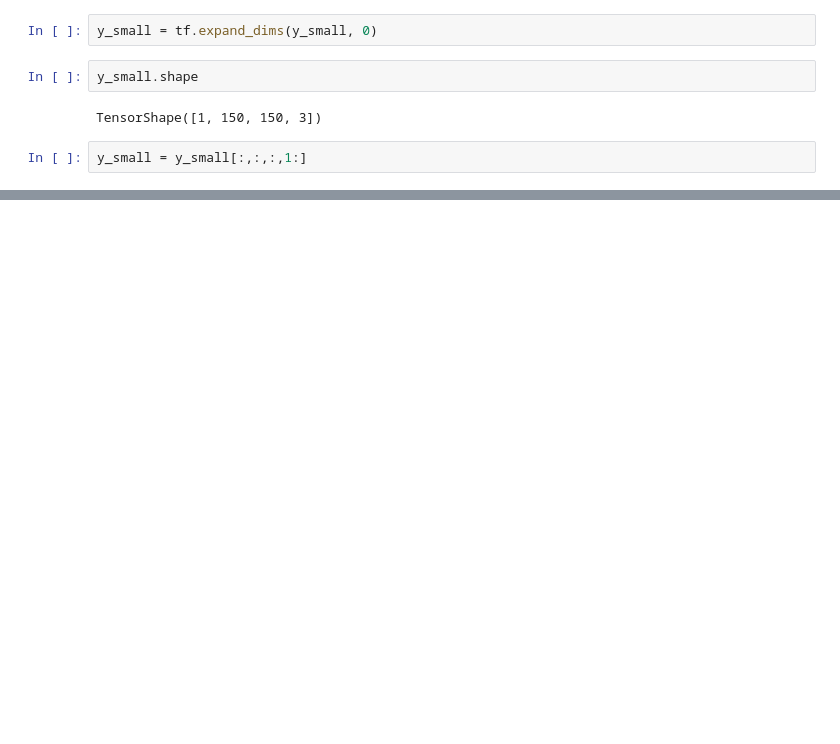
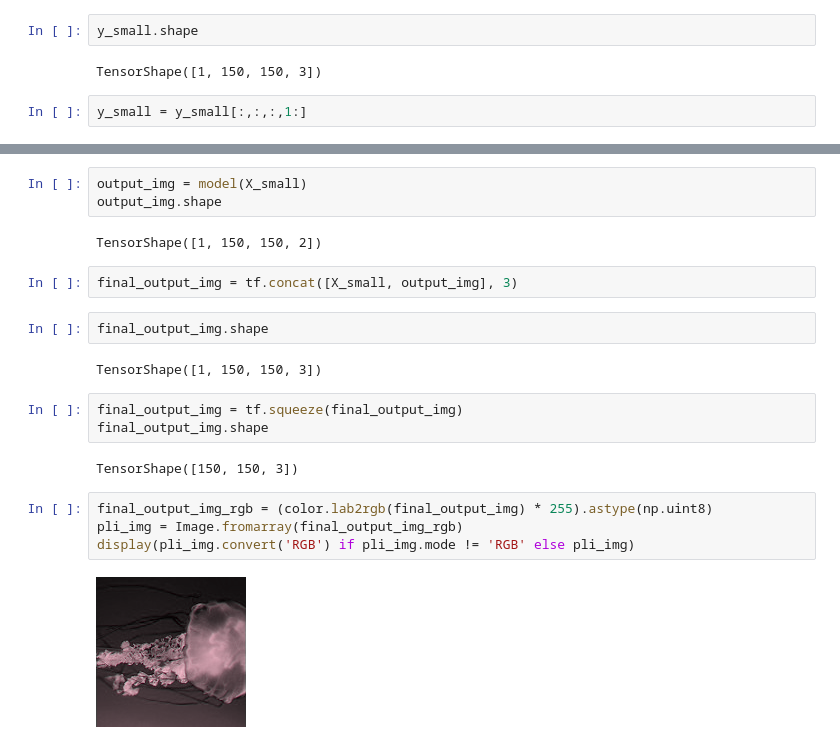
Before and after one commit to karankashyap04/heutify, a Jupyter notebook: trying.ipynb, the cells around one changed output, grey strips where cells are left out. Cells and saved outputs as stored; diff of their text form; blank space fills up the shorter version.

Commit message:
feat: Run basic model with mean-squared loss -- obtained output images

```diff
--- a/trying.ipynb
+++ b/trying.ipynb
@@ -96,8 +95,6 @@ y_small.shape
 (1, 150, 150, 1)
 (1, 150, 150, 2)
 TensorShape([1, 150, 150, 3])
-# %%
-y_small = tf.expand_dims(y_small, 0)
 # %%
 y_small.shape
 # %% [output]
@@ -114 +114,23 @@ Return loss
 <keras.callbacks.History at 0x...>
+# %%
+output_img = model(X_small)
+output_img.shape
+# %% [output]
+TensorShape([1, 150, 150, 2])
+# %%
+final_output_img = tf.concat([X_small, output_img], 3)
+# %%
+final_output_img.shape
+# %% [output]
+TensorShape([1, 150, 150, 3])
+# %%
+final_output_img = tf.squeeze(final_output_img)
+final_output_img.shape
+# %% [output]
+TensorShape([150, 150, 3])
+# %%
+final_output_img_rgb = (color.lab2rgb(final_output_img) * 255).astype(np.uint8)
+pli_img = Image.fromarray(final_output_img_rgb)
+display(pli_img.convert('RGB') if pli_img.mode != 'RGB' else pli_img)
+# %% [output]
+[figure, added]
```
Also changed, not shown: parts of 5 cells of this notebook, 7 other files.
